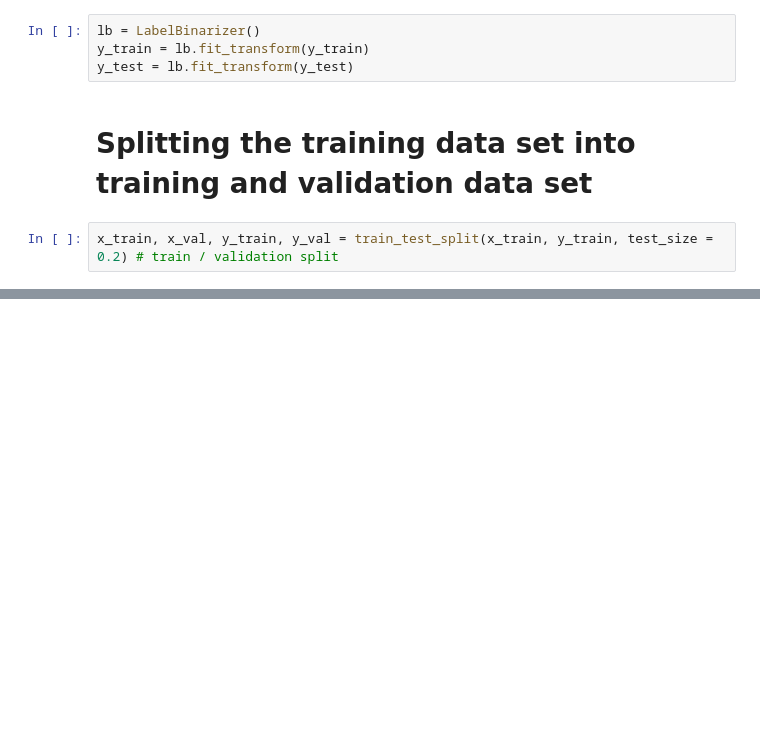
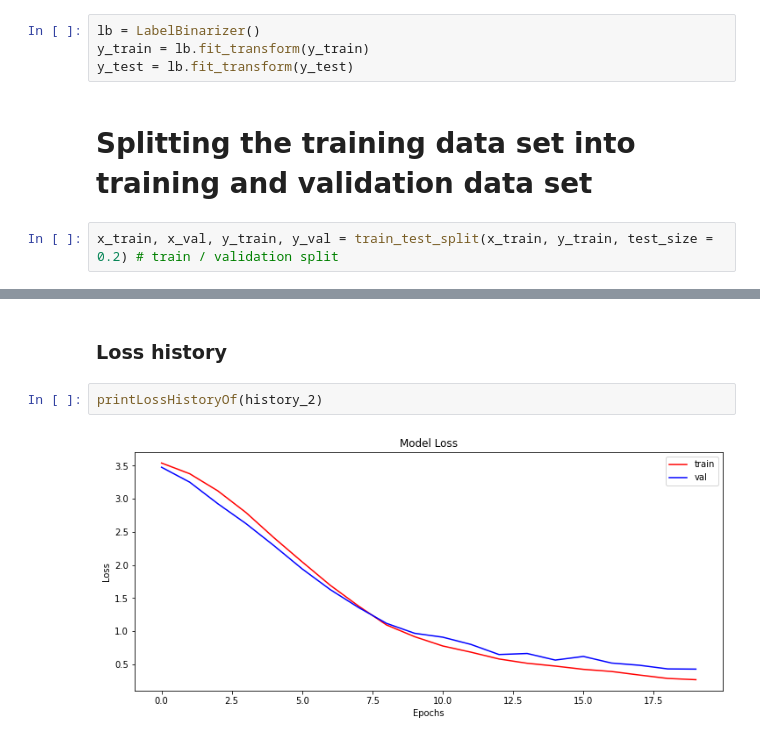
Before and after one commit to michael-neuhold/american-hand-sign-classification, a Jupyter notebook: asl-classification.ipynb, the cells around one changed output, grey strips where cells are left out. Drawn from its saved outputs; the diff is of its cells as text; blank space fills up the shorter version.

```diff
--- a/asl-classification.ipynb
+++ b/asl-classification.ipynb
@@ -256,0 +455,6 @@ Test Accuracy: 97.27402925491333
+# %% [markdown]
+### Loss history
+# %%
+printLossHistoryOf(history_2)
+# %% [output]
+[figure, added]
```
Also changed, not shown: parts of 68 cells of this notebook, 1 other file.
